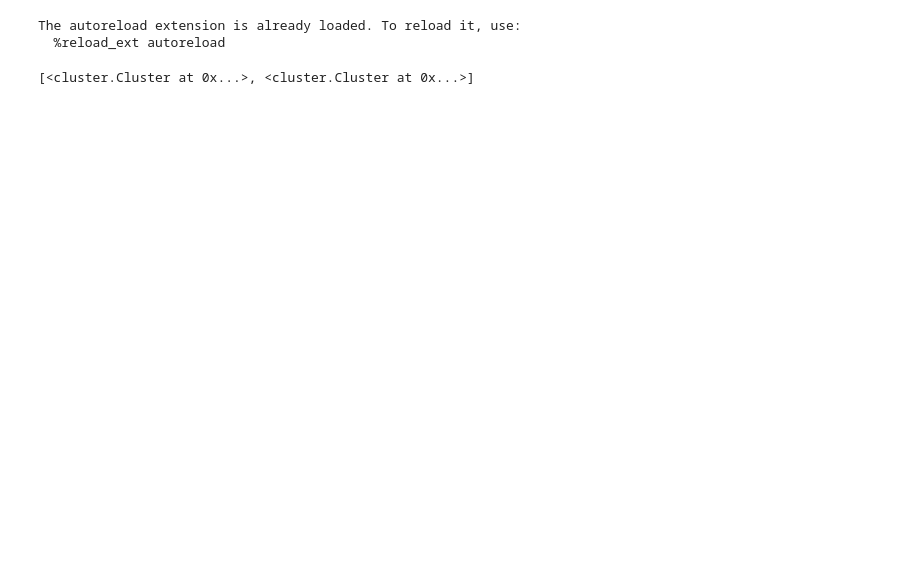
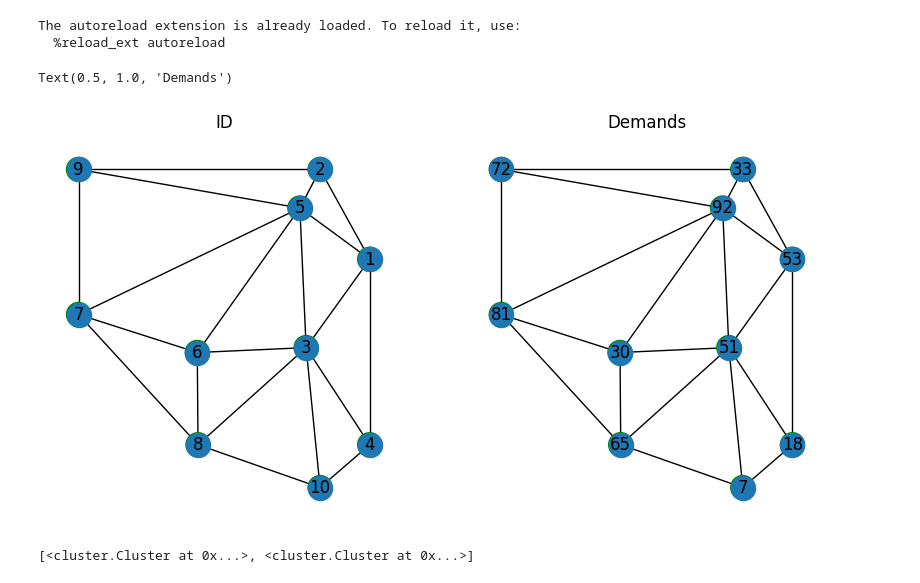
Before and after one commit to sassani/CVRPLIB, a Jupyter notebook: main.ipynb, the cells around one changed output. Drawn from its saved outputs; the diff is of its cells as text; code cells hidden in the pictures; blank space fills up the shorter version.

Commit message:
refactor map.plot

```diff
--- a/main.ipynb
+++ b/main.ipynb
@@ -29,3 +29,12 @@ map.create_net_by_voronoi()
+# %%
+fig, ax = plt.subplots(1, 2, figsize=(10,5))
+map.plot(size=(5,5), node_label='id',ax=ax[0])
+map.plot(size=(5,5), node_label='demand',ax=ax[1])
+ax[0].set_title('ID')
+ax[1].set_title('Demands')
+# %% [output]
+Text(0.5, 1.0, 'Demands')
+[figure, added]
 # %%
 # n1, n2 = map.farthest_nodes(map.distances)
 # print(f"n1: {n1.id}, n2: {n2.id}")
```
Also changed, not shown: parts of 4 cells of this notebook, 1 other file.
